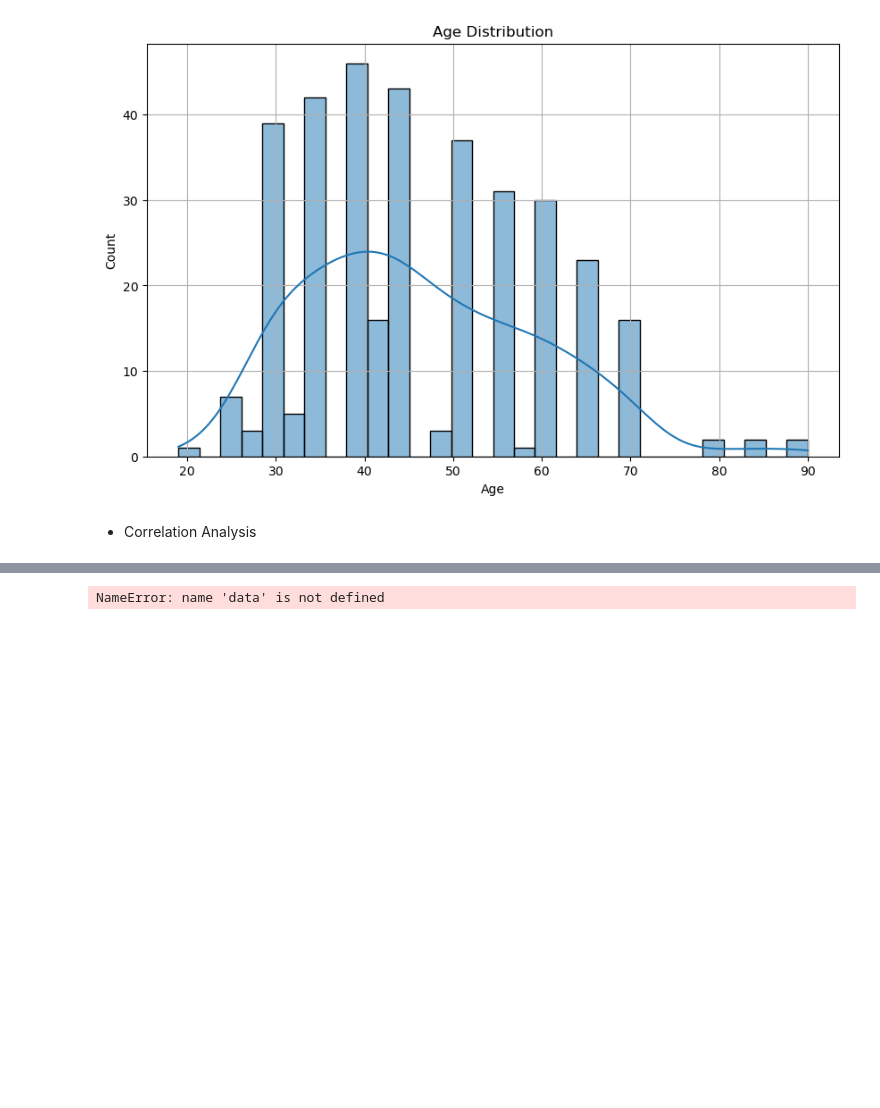
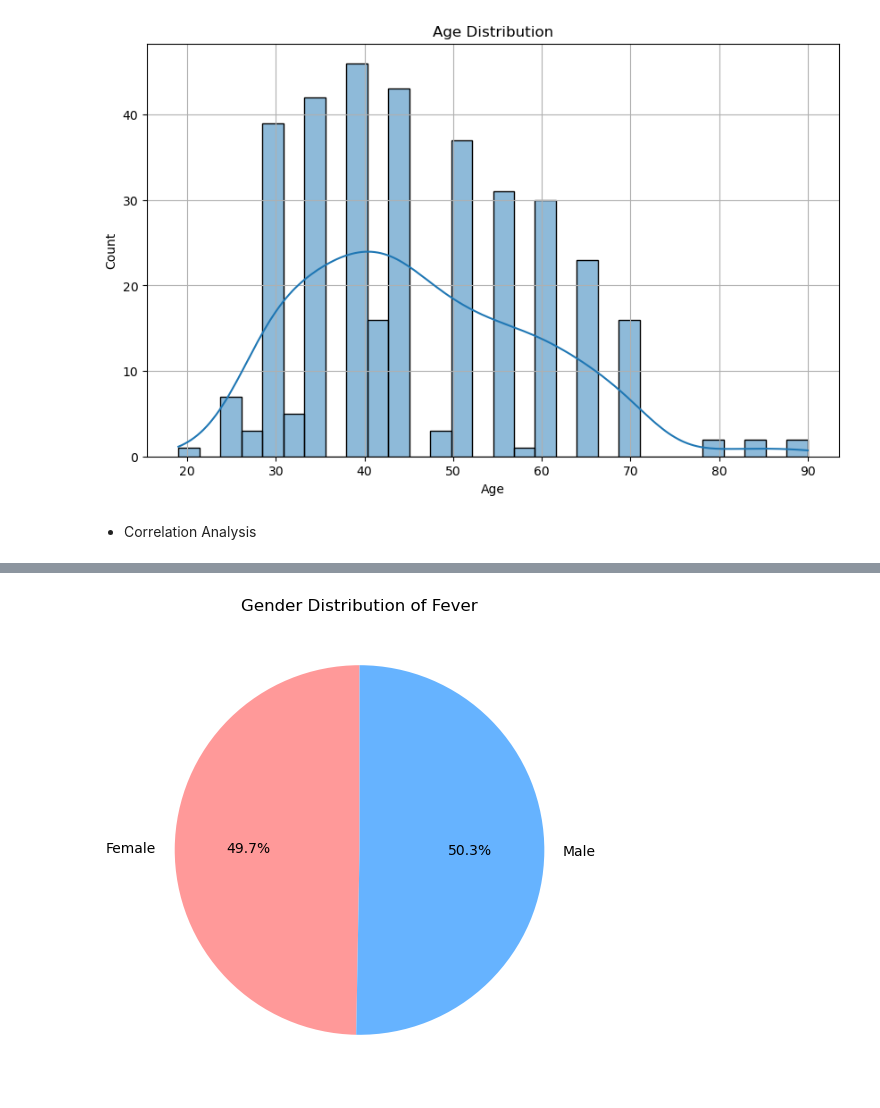
Before and after one commit to Okwy009/Disease_Symptoms, a Jupyter notebook: project/2_EDA.ipynb, the cells around one changed output, grey strips where cells are left out. Saved outputs shown, nothing was run; the diff lists cells and outputs as text; code cells hidden in the pictures; blank space fills up the shorter version.

```diff
--- a/project/2_EDA.ipynb
+++ b/project/2_EDA.ipynb
@@ -60,13 +60,13 @@ plt.show()
 # %%
 # Pie chart for gender distribution of Fever symptom (example)
-gender_distribution = data.groupby('Fever')['Gender'].value_counts().unstack().fillna(0)
+gender_distribution = df_cleaned.groupby('Fever')['Gender'].value_counts().unstack().fillna(0)
 gender_distribution = gender_distribution.loc[1]  # Focus on Fever occurrence (1 for Yes)
 
 # Pie chart visualization
 plt.figure(figsize=(6,6))
 gender_distribution.plot.pie(autopct='%1.1f%%', startangle=90, colors=['#ff9999','#66b3ff'])
 plt.title('Gender Distribution of Fever')
 plt.ylabel('')
 plt.show()
 # %% [output]
-NameError: name 'data' is not defined
+[figure, added]
```
Also changed, not shown: parts of 1 cell of this notebook, 1 other file.
